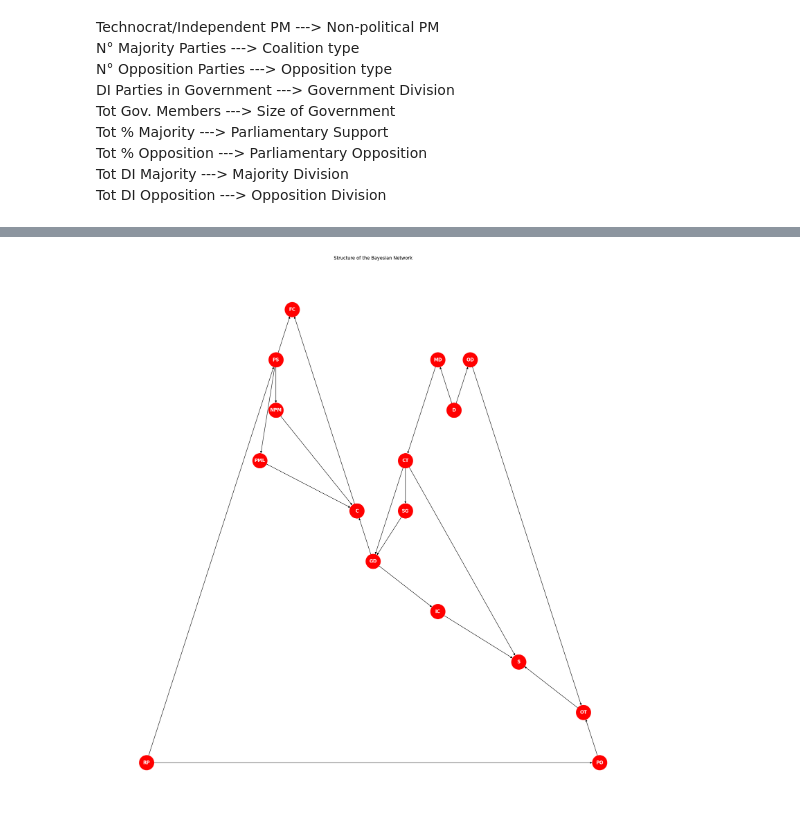
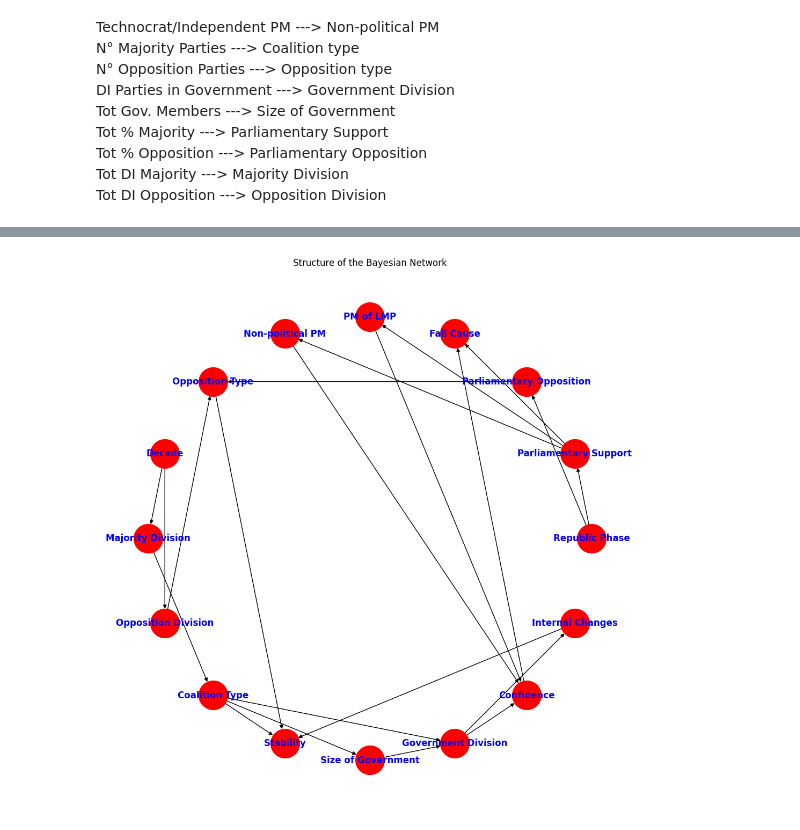
Before and after one commit to Cremadvd/Italian-Government-Stability, a Jupyter notebook: Test_CSV.ipynb, the cells around one changed output, grey strips where cells are left out. Cells and saved outputs as stored; diff of their text form; code cells hidden in the pictures.

```diff
--- a/Test_CSV.ipynb
+++ b/Test_CSV.ipynb
@@ -371,17 +371,23 @@ model_gov = BayesianNetwork(
 )
 # %%
 # Rename the nodes for neater visualisation
-G = nx.relabel_nodes(model_gov, {'Stability':'S', 'Internal Changes':'IC', 'Decade':'D', 'Republic Phase':'RP', 'Confidence':'C',
-             'Fall Cause':'FC', 'PM of LMP':'PML', 'Non-political PM':'NPM', 'Coalition Type':'CT', 'Opposition Type':'OT', 'Government Division':'GD',
-             'Size of Government':'SG', 'Parliamentary Support':'PS', 'Parliamentary Opposition':'PO', 'Majority Division':'MD', 'Opposition Division':'OD'})
+
 # Visualise the constructed Bayesian Network
-plt.figure(figsize=(20, 20))
-nx.draw_planar(G, node_color='r', node_size=1500, with_labels=True,
-               font_color='w', font_weight='bold')
+edges = model_gov.edges()
+G = nx.DiGraph()
+G.add_edges_from(edges)
+#G = nx.relabel_nodes(model_gov, {'Stability':'S', 'Internal Changes':'IC', 'Decade':'D', 'Republic Phase':'RP', 'Confidence':'C',
+             #'Fall Cause':'FC', 'PM of LMP':'PML', 'Non-political PM':'NPM', 'Coalition Type':'CT', 'Opposition Type':'OT', 'Government Division':'GD',
+             #'Size of Government':'SG', 'Parliamentary Support':'PS', 'Parliamentary Opposition':'PO', 'Majority Division':'MD', 'Opposition Division':'OD'})
+plt.figure(figsize=(10, 10))
+pos = nx.circular_layout(G)
+
+nx.draw(G,pos, node_color='r', node_size=1500, with_labels=True,
+               font_color='b', font_weight='bold')
 plt.title('Structure of the Bayesian Network')
 plt.show()
 # %% [output]
-[figure, old version]
+[figure, new version]
 # %%
 # Fit the data to the Bayesian Network to obtain the CPTs
 model_gov.cpds = []
```
Also changed, not shown: parts of 1 cell of this notebook.
